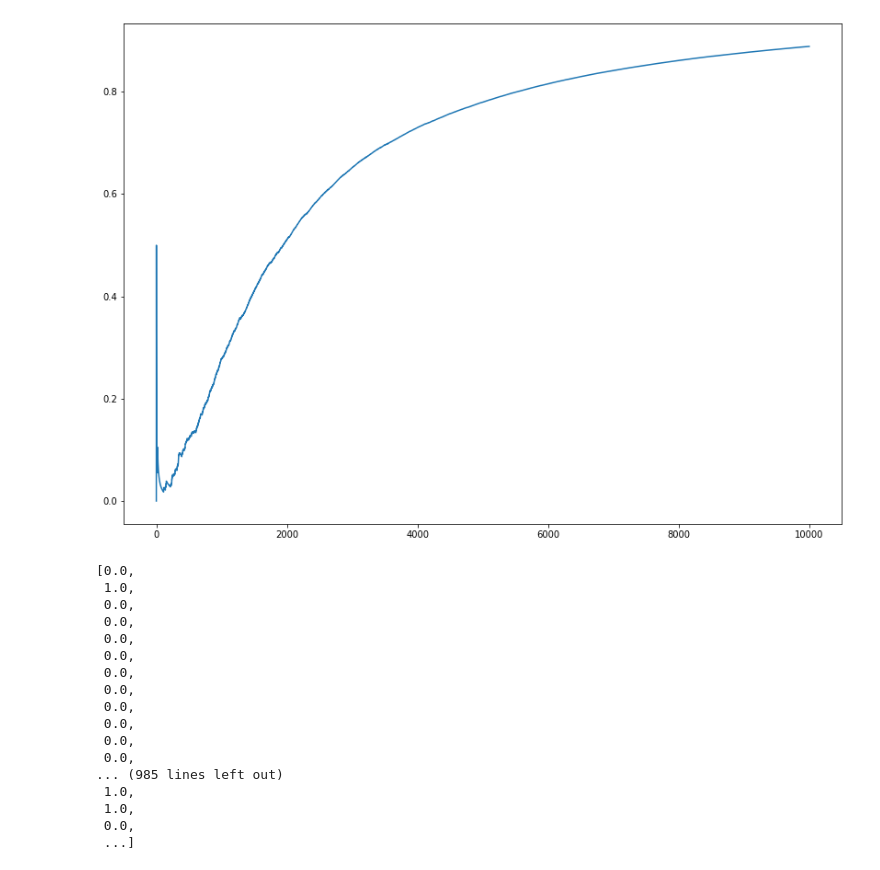
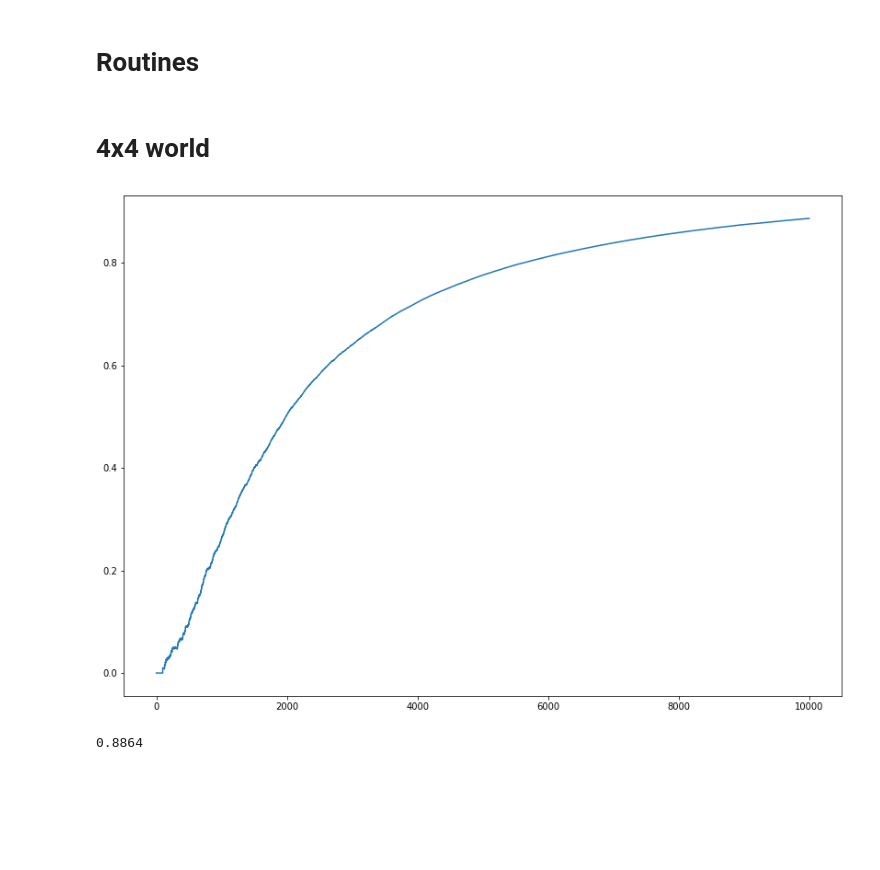
Before and after one commit to opasche/ReinforcementLearning, a Jupyter notebook: Examples/FrozenLake/reinforcement-learning-frozen-lake.ipynb, the cells around one changed output. Saved outputs shown, nothing was run; the diff lists cells and outputs as text; code cells hidden in the pictures; blank space fills up the shorter version.

```diff
--- a/Examples/FrozenLake/reinforcement-learning-frozen-lake.ipynb
+++ b/Examples/FrozenLake/reinforcement-learning-frozen-lake.ipynb
@@ -9,11 +11,13 @@ import matplotlib.pyplot as plt
 # %%
 sys.path.append('../../')
 from RLFramework.Agents import *
+# %% [markdown]
+# Routines
 # %%
 def frozen_lake_train(n_episodes, n_timesteps=int(1e10),
                       discount_rate = 0.99, lr = 0.1,
                       max_exploration_rate = 1, exploration_decay_rate = 0.001, min_exploration_rate = 0.001,
-                      desc=None, map_name="4x4", is_slippery=True):
+                      desc=None, map_name="4x4", is_slippery=True, verbatim=0):
 
     #create environment frozen lake
     env = gym.make("FrozenLake-v1", desc=desc, map_name=map_name, is_slippery=is_slippery, render_mode="rgb_array_list")
@@ -30,7 +34,8 @@ def frozen_lake_train(n_episodes, n_timesteps=int(1e10),
 
 
     reward_list = agent.train(env, n_episodes=n_episodes, max_timesteps=n_timesteps,
-                              checkpoint_path=None, warm_start_weights=None, verbatim=1, render_every=None)
+                              checkpoint_path="./saves/checkpoints/", warm_start_path=None,
+                              verbatim=verbatim, render_every=None)
 
     #print(np.cumsum(reward_list)/(np.arange(n_episodes) + 1))
     plt.figure(figsize=(14,10))
@@ -54,35 +59,22 @@ def frozen_lake_play(env, agent, n_episodes, n_timesteps=int(1e10),
     #print(np.cumsum(reward_list)/(np.arange(n_episodes) + 1))
     env.close()
     return (reward_list, agent, env)
+# %% [markdown]
+# 4x4 world
 # %%
 desc=None
 map_name="4x4"#"4x4""8x8"
 is_slippery=False
 
 rewards, agent, env = frozen_lake_train(10000, n_timesteps=int(1e10), discount_rate = 0.99, lr = 0.1,
                                         max_exploration_rate = 1, exploration_decay_rate = 0.001,
                                         min_exploration_rate = 0.001,
-                                        desc=desc, map_name=map_name, is_slippery=is_slippery)
-rewards
+                                        desc=desc, map_name=map_name, is_slippery=is_slippery, verbatim=0)
+agent.save("./saves/Qagent_4x4F_last.npy")
+np.mean(rewards)
 # %% [output]
-[figure, old version]
+[figure, new version]
-[0.0,
- 1.0,
- 0.0,
- 0.0,
- 0.0,
- 0.0,
- 0.0,
- 0.0,
- 0.0,
- 0.0,
- 0.0,
- 0.0,
-... (985 lines left out)
- 1.0,
- 1.0,
- 0.0,
- ...]
+0.8864
 # %%
 rewards, agent, env = frozen_lake_play(env, agent, 4,
                       desc=desc, map_name=map_name, is_slippery=is_slippery)
```
Also changed, not shown: parts of 7 cells of this notebook, 5 other files.
